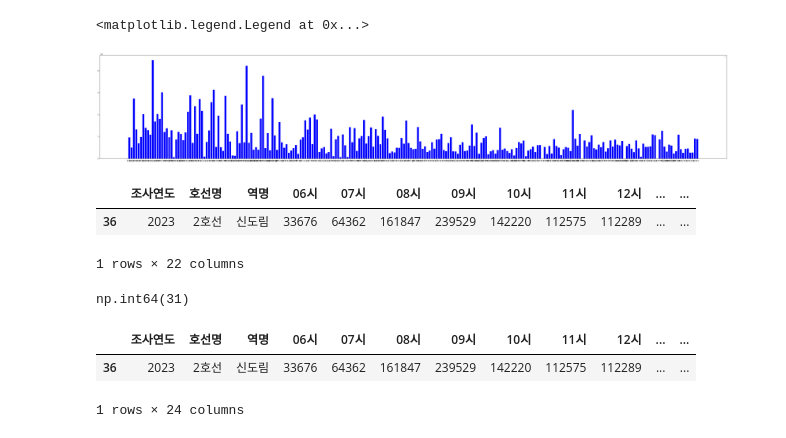
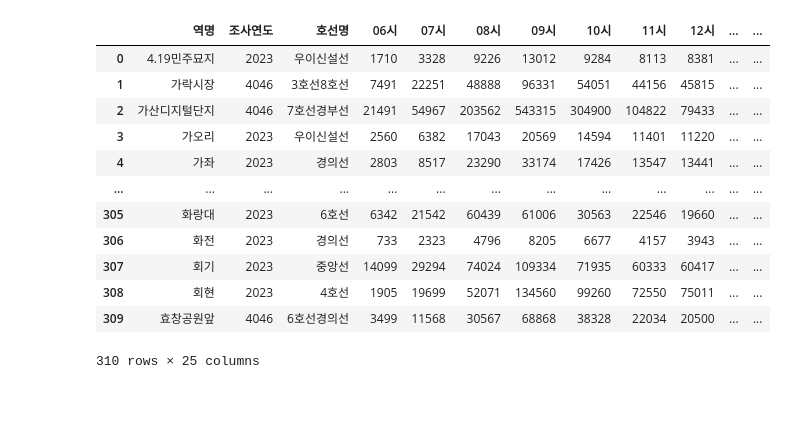
Before and after one commit to addinedu-ros-10th/eda-repo-2, a Jupyter notebook: src/Subway_mat.ipynb, the cells around one changed output. Saved outputs shown, nothing was run; the diff lists cells and outputs as text; code cells hidden in the pictures; blank space fills up the shorter version.

Commit message:
update Subway_mat

```diff
--- a/src/Subway_mat.ipynb
+++ b/src/Subway_mat.ipynb
@@ -4,9 +4,14 @@ import koreanize_matplotlib
 import seaborn as sns
 import warnings
 import pandas as pd
+import numpy as np
+from matplotlib.ticker import ScalarFormatter
+import re
 warnings.simplefilter(action='ignore', category=FutureWarning)
+np.set_printoptions(suppress=True)
+pd.set_option('display.float_format', '{:.2f}'.format)
 # %%
-df = pd.read_csv('../data/subway_user_year_v1_1.csv', index_col=0)
+df = pd.read_csv('../data/subway_user_year_v1_5.csv', index_col=0)
 df = df.loc[df['조사연도'] == 2023]
 df
 # %% [output]
@@ -79,43 +74,20 @@ Name: sum, Length: 278, dtype: int64
-# %%
-fig, ax1 = plt.subplots(figsize=(60,10))
-# ax1.set_title('사망자 수 대비 등장인물 수 / 투표인원 수', pad=30, fontsize=50)
-ax1.bar(df['역명'], df["sum"], ls='solid', lw=3, color='b')
-# ax1.grid()
-# plt.xticks(rotation=90, size=30)
-# plt.yticks(size=30)
-# ax1.set_xlabel('에피소드', labelpad=15, size = 50)
-# ax1.set_ylabel('값', labelpad=15, size = 50)
-# ax1.set_xlim('S1E0', 'S8E6')
-ax1.legend()
-# ax1.show()
-
-ax2 = ax1.twinx()
-ax2.bar(df['역명'], df[], color='deeppink', label='Demand', alpha=0.7, width=0.7)
-# ax2.set_ylabel('사망자 수', labelpad=15, size = 50)
-# plt.yticks(size=30)
-# ax2.tick_params(axis='y', direction='in')
-# ax2.legend(['사망자 수'], fontsize=30)
-# %% [output]
-<matplotlib.legend.Legend at 0x...>
-[figure, removed]
-# %%
-df.loc[df['역명']=='신도림']
-# %% [output]
-|  | 조사연도 | 호선명 | 역명 | 06시 | 07시 | 08시 | 09시 | 10시 | 11시 | 12시 | ... | ... |
-| 36 | 2023 | 2호선 | 신도림 | 33676 | 64362 | 161847 | 239529 | 142220 | 112575 | 112289 | ... | ... |
-1 rows × 22 columns
-# %%
-(df['역명'].value_counts() == 2).sum()
-# %% [output]
-np.int64(31)
 # %%
 df1 = df.groupby(by='역명').sum().reset_index()
 df1
-df.loc[df['역명']=='신도림']
 # %% [output]
-|  | 조사연도 | 호선명 | 역명 | 06시 | 07시 | 08시 | 09시 | 10시 | 11시 | 12시 | ... | ... |
-| 36 | 2023 | 2호선 | 신도림 | 33676 | 64362 | 161847 | 239529 | 142220 | 112575 | 112289 | ... | ... |
+|  | 역명 | 조사연도 | 호선명 | 06시 | 07시 | 08시 | 09시 | 10시 | 11시 | 12시 | ... | ... |
+| 0 | 4.19민주묘지 | 2023 | 우이신설선 | 1710 | 3328 | 9226 | 13012 | 9284 | 8113 | 8381 | ... | ... |
+| 1 | 가락시장 | 4046 | 3호선8호선 | 7491 | 22251 | 48888 | 96331 | 54051 | 44156 | 45815 | ... | ... |
+| 2 | 가산디지털단지 | 4046 | 7호선경부선 | 21491 | 54967 | 203562 | 543315 | 304900 | 104822 | 79433 | ... | ... |
+| 3 | 가오리 | 2023 | 우이신설선 | 2560 | 6382 | 17043 | 20569 | 14594 | 11401 | 11220 | ... | ... |
+| 4 | 가좌 | 2023 | 경의선 | 2803 | 8517 | 23290 | 33174 | 17426 | 13547 | 13441 | ... | ... |
+| ... | ... | ... | ... | ... | ... | ... | ... | ... | ... | ... | ... | ... |
+| 305 | 화랑대 | 2023 | 6호선 | 6342 | 21542 | 60439 | 61006 | 30563 | 22546 | 19660 | ... | ... |
+| 306 | 화전 | 2023 | 경의선 | 733 | 2323 | 4796 | 8205 | 6677 | 4157 | 3943 | ... | ... |
+| 307 | 회기 | 2023 | 중앙선 | 14099 | 29294 | 74024 | 109334 | 71935 | 60333 | 60417 | ... | ... |
+| 308 | 회현 | 2023 | 4호선 | 1905 | 19699 | 52071 | 134560 | 99260 | 72550 | 75011 | ... | ... |
+| 309 | 효창공원앞 | 4046 | 6호선경의선 | 3499 | 11568 | 30567 | 68868 | 38328 | 22034 | 20500 | ... | ... |
-1 rows × 24 columns
+310 rows × 25 columns
 # %%
 df1 = df1.sort_values(by='sum', ascending=False)
 df1 = df1.reset_index(drop=True)
```
Also changed, not shown: parts of 39 cells of this notebook.
